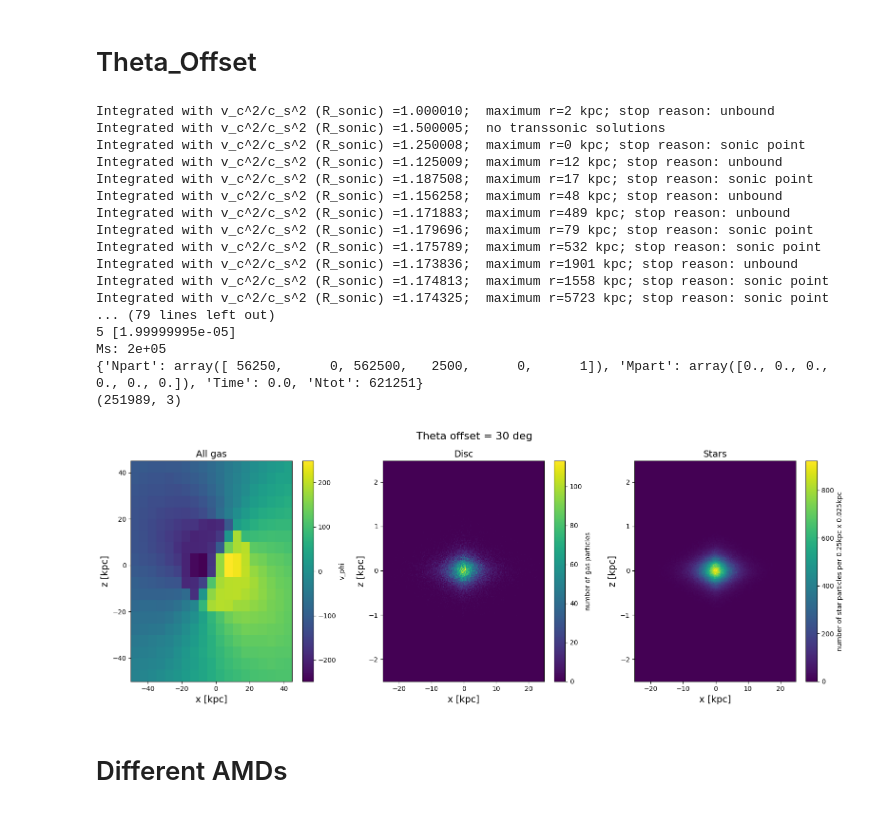
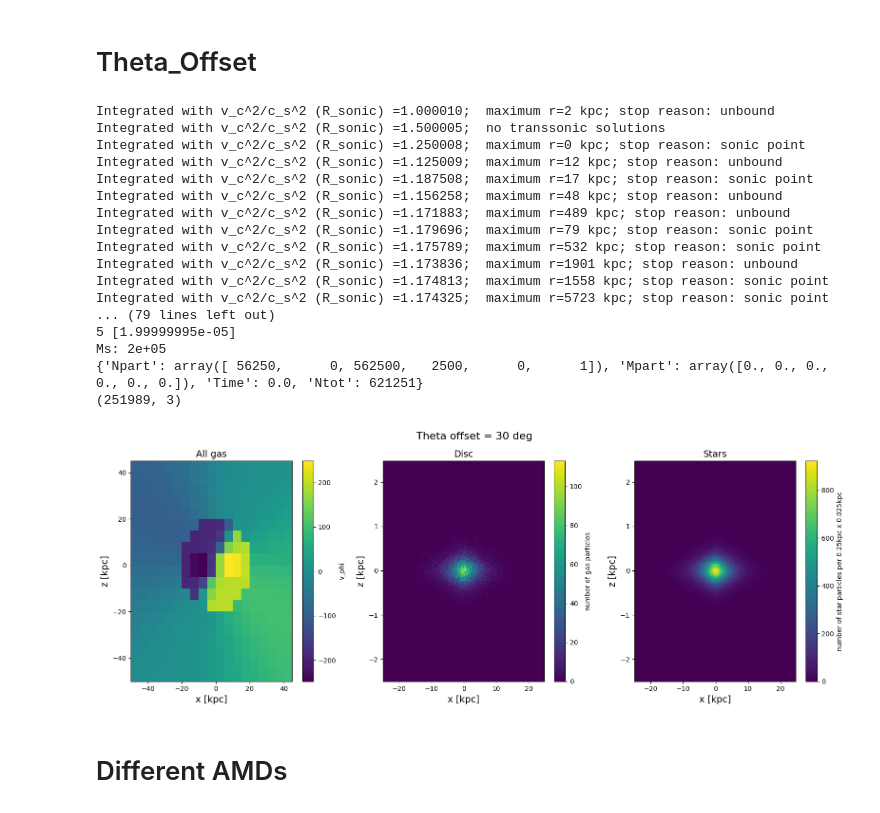
Before and after one commit to spectram/cooling_flow, a Jupyter notebook: ipynb/create_ICs_misaligned.ipynb, the cells around one changed output. Drawn from its saved outputs; the diff is of its cells as text; code cells hidden in the pictures.

```diff
--- a/ipynb/create_ICs_misaligned.ipynb
+++ b/ipynb/create_ICs_misaligned.ipynb
@@ -102,7 +102,7 @@ def plot_snapshots(instance, theta_offset=0, outputfile='init_verification'):
 # Theta_Offset
 # %%
 theta_offset=30
-AMD='r_half'
+AMD='r'
 fiducial = ics.ICs(vc=200*un.km/un.s, #table 4 in Fraternali+11, at Rcirc
                    Rcirc=20*un.kpc, #R25 in Fraternali+18, max radius where HI is fit in non-tail side
                    Rsonic=0.05*un.kpc, #Mdot = 2  Msun/yr = SFR/2 where SFR=3.8 is from Popescu et al. (2004)
@@ -116,34 +116,34 @@ fiducial = ics.ICs(vc=200*un.km/un.s, #table 4 in Fraternali+11, at Rcirc
 fiducial.calc_CF_solution(pr=True)
 ind = (fiducial.CF_solution.Rs()>20*un.kpc).nonzero()[0][0]
 log_nH = log(fiducial.CF_solution.nHs()[ind].value)
 print('\nlog nH(20 kpc)=%.2f, Mdot=%.3f'%(log_nH,fiducial.CF_solution.Mdot.value),'\n')
 
 outdir=fiducial.create_output_files()
 
 outputfile=fiducial.outdirname()+'/init_verification_'+AMD
 plot_snapshots(instance=fiducial, theta_offset=theta_offset, outputfile=outputfile)
 
 with h5py.File(fiducial.outdirname()+'/init_snapshot.hdf5') as f:
     print(f['PartType0/Coordinates'].shape)
 # %% [output]
 Integrated with v_c^2/c_s^2 (R_sonic) =1.000010;  maximum r=2 kpc; stop reason: unbound
 Integrated with v_c^2/c_s^2 (R_sonic) =1.500005;  no transsonic solutions
 Integrated with v_c^2/c_s^2 (R_sonic) =1.250008;  maximum r=0 kpc; stop reason: sonic point
 Integrated with v_c^2/c_s^2 (R_sonic) =1.125009;  maximum r=12 kpc; stop reason: unbound
 Integrated with v_c^2/c_s^2 (R_sonic) =1.187508;  maximum r=17 kpc; stop reason: sonic point
 Integrated with v_c^2/c_s^2 (R_sonic) =1.156258;  maximum r=48 kpc; stop reason: unbound
 Integrated with v_c^2/c_s^2 (R_sonic) =1.171883;  maximum r=489 kpc; stop reason: unbound
 Integrated with v_c^2/c_s^2 (R_sonic) =1.179696;  maximum r=79 kpc; stop reason: sonic point
 Integrated with v_c^2/c_s^2 (R_sonic) =1.175789;  maximum r=532 kpc; stop reason: sonic point
 Integrated with v_c^2/c_s^2 (R_sonic) =1.173836;  maximum r=1901 kpc; stop reason: unbound
 Integrated with v_c^2/c_s^2 (R_sonic) =1.174813;  maximum r=1558 kpc; stop reason: sonic point
 Integrated with v_c^2/c_s^2 (R_sonic) =1.174325;  maximum r=5723 kpc; stop reason: sonic point
 ... (79 lines left out)
 5 [1.99999995e-05]
 Ms: 2e+05
 {'Npart': array([ 56250,      0, 562500,   2500,      0,      1]), 'Mpart': array([0., 0., 0., 0., 0., 0.]), 'Time': 0.0, 'Ntot': 621251}
 (251989, 3)
-[figure, old version]
+[figure, new version]
 # %% [markdown]
 # Different AMDs
 # %%
```
Also changed, not shown: 1 other file.
